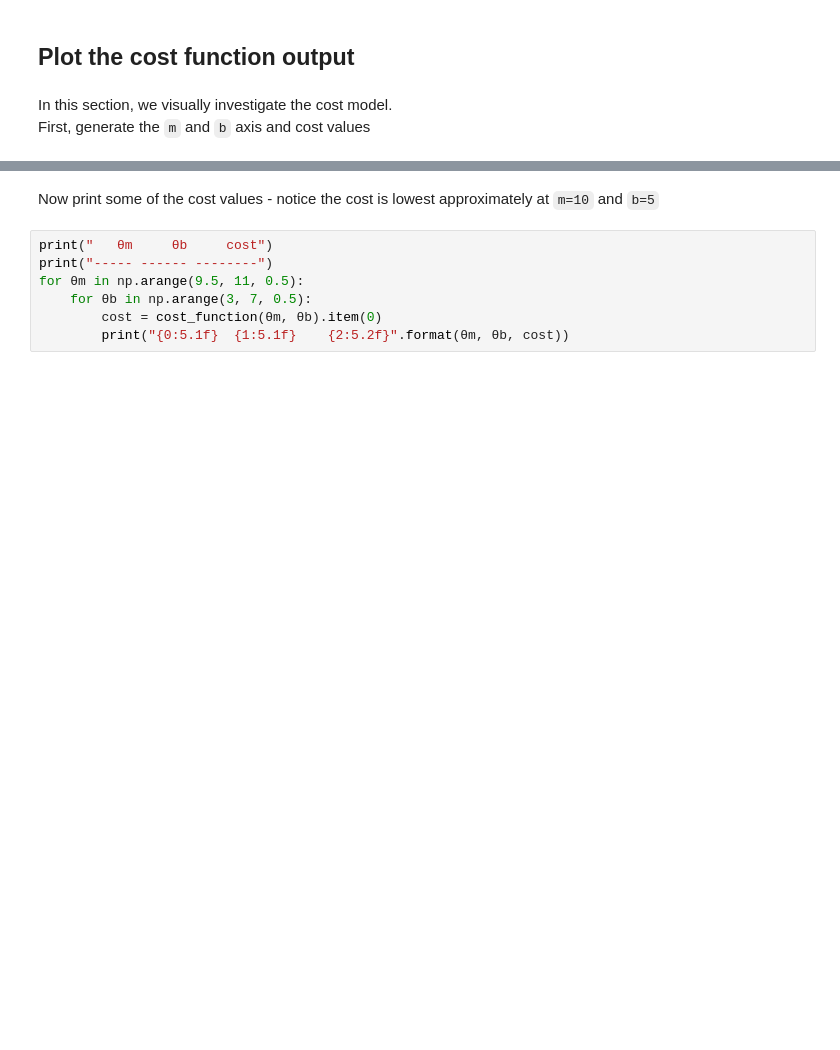
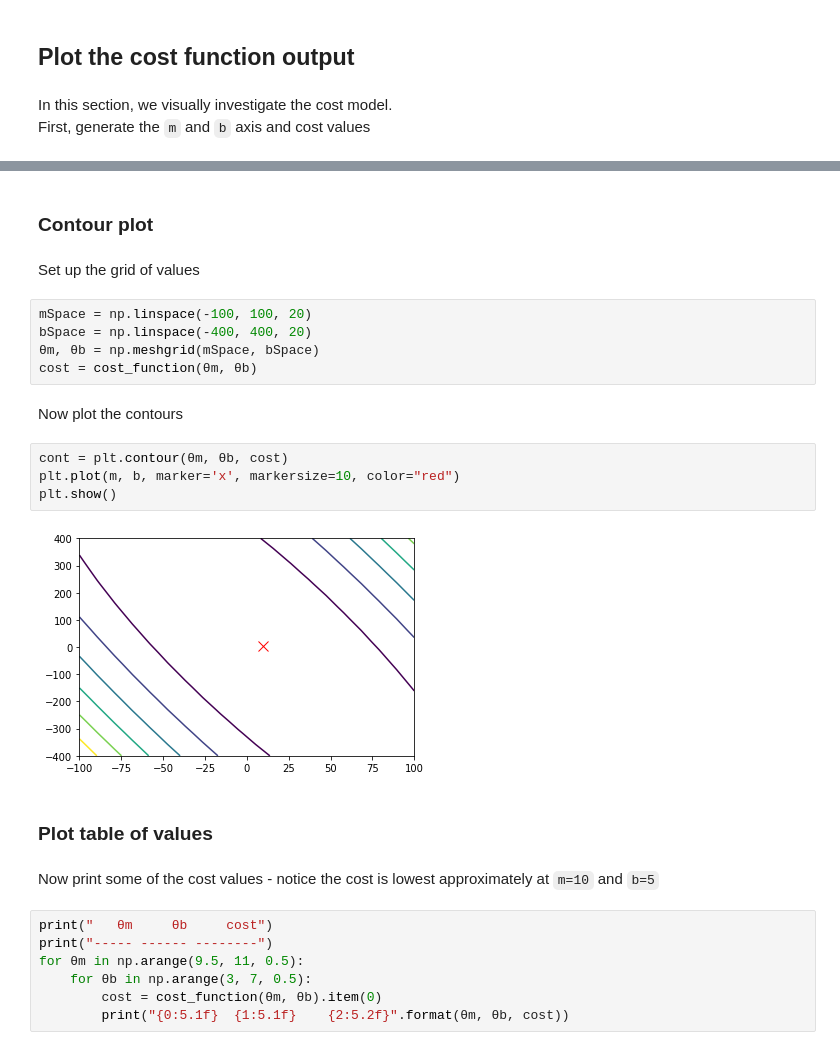
Before and after one commit to snowch-notes/machine-learning, a Jupyter notebook: GradientDescentExample.ipynb, the cells around one changed output, grey strips where cells are left out. Saved outputs shown, nothing was run; the diff lists cells and outputs as text; blank space fills up the shorter version.

```diff
--- a/GradientDescentExample.ipynb
+++ b/GradientDescentExample.ipynb
@@ -159,3 +161,22 @@ plt.show()
+# %% [markdown]
+### Contour plot
+# %% [markdown]
+Set up the grid of values
+# %%
+mSpace = np.linspace(-100, 100, 20)
+bSpace = np.linspace(-400, 400, 20)
+θm, θb = np.meshgrid(mSpace, bSpace)
+cost = cost_function(θm, θb)
+# %% [markdown]
+Now plot the contours
+# %%
+cont = plt.contour(θm, θb, cost)
+plt.plot(m, b, marker='x', markersize=10, color="red")
+plt.show()
+# %% [output]
+[figure, added]
+# %% [markdown]
+### Plot table of values
 # %% [markdown]
 Now print some of the cost values - notice the cost is lowest approximately at `m=10` and `b=5`
 # %%
```
Also changed, not shown: parts of 11 cells of this notebook.
